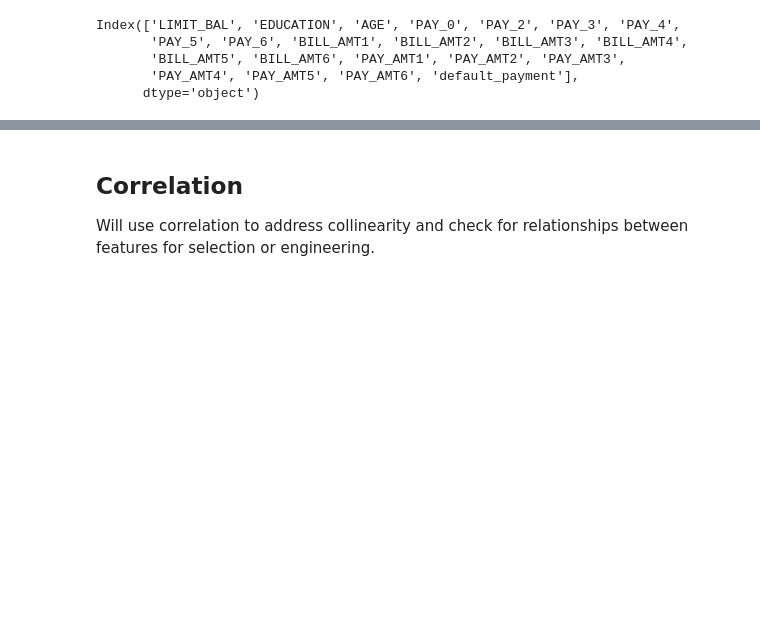
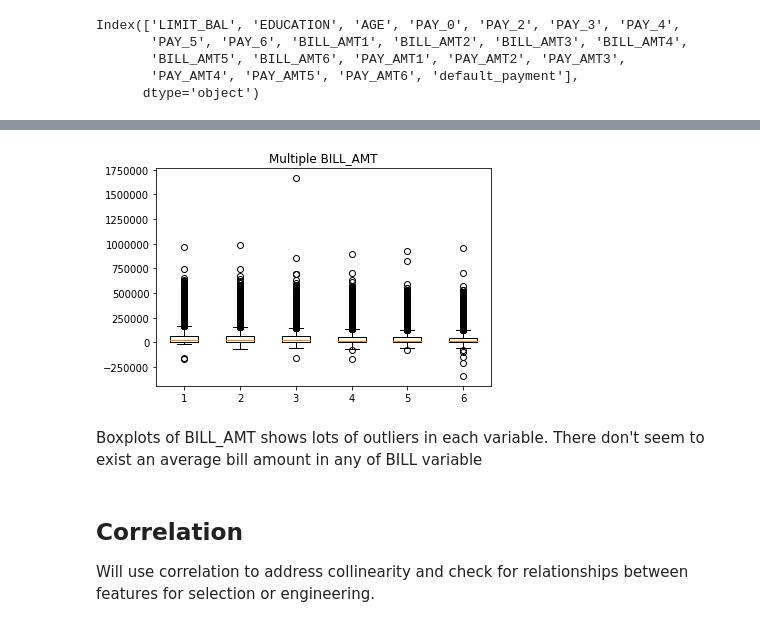
Before and after one commit to ietuks/Credit_One_Loan_Default_Prediction, a Jupyter notebook: Loan_Default_Analysis (1).ipynb, the cells around one changed output, grey strips where cells are left out. Drawn from its saved outputs; the diff is of its cells as text; code cells hidden in the pictures; blank space fills up the shorter version.

```diff
--- a/Loan_Default_Analysis.ipynb
+++ b/Loan_Default_Analysis (1).ipynb
@@ -295,3 +309,15 @@ plt.show()
+# %%
+#Let's visualize box plot of BILL_AMT:
+BILL_data = [b1, b2, b3, b4, b5, b6]
+fig, ax6 = plt.subplots()
+ax6.set_title('Multiple BILL_AMT')
+ax6.boxplot(BILL_data)
+
+plt.show()
+# %% [output]
+[figure, added]
+# %% [markdown]
+Boxplots of BILL_AMT shows lots of outliers in each variable. There don't seem to exist an average bill amount in any of BILL variable
 # %% [markdown]
 ## Correlation
 
```
Also changed, not shown: parts of 13 cells of this notebook.
